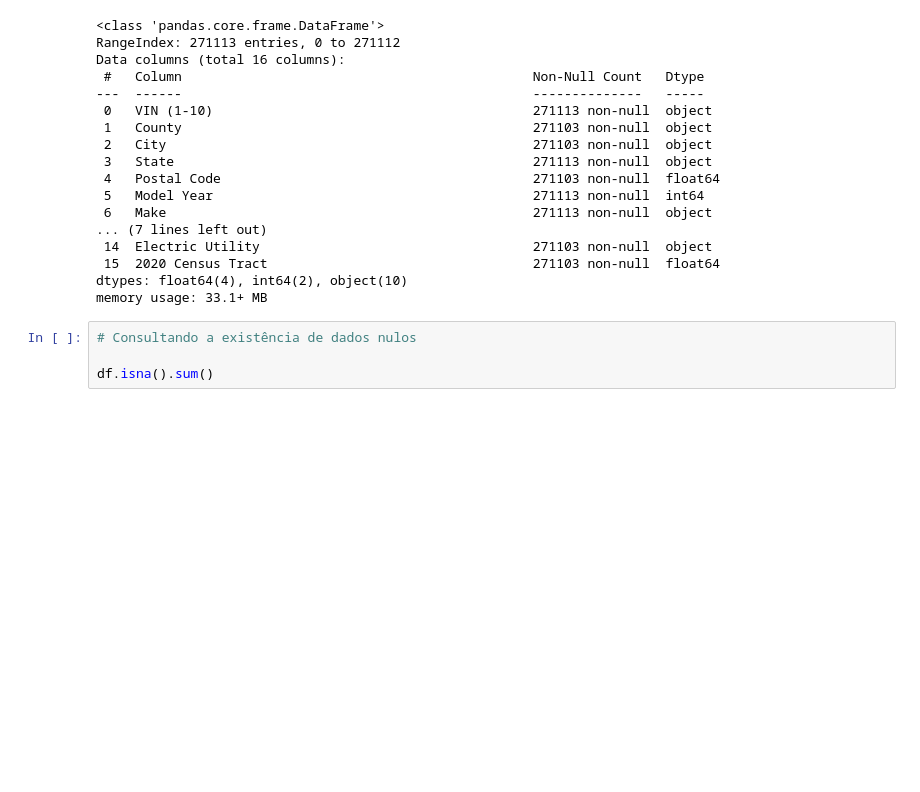
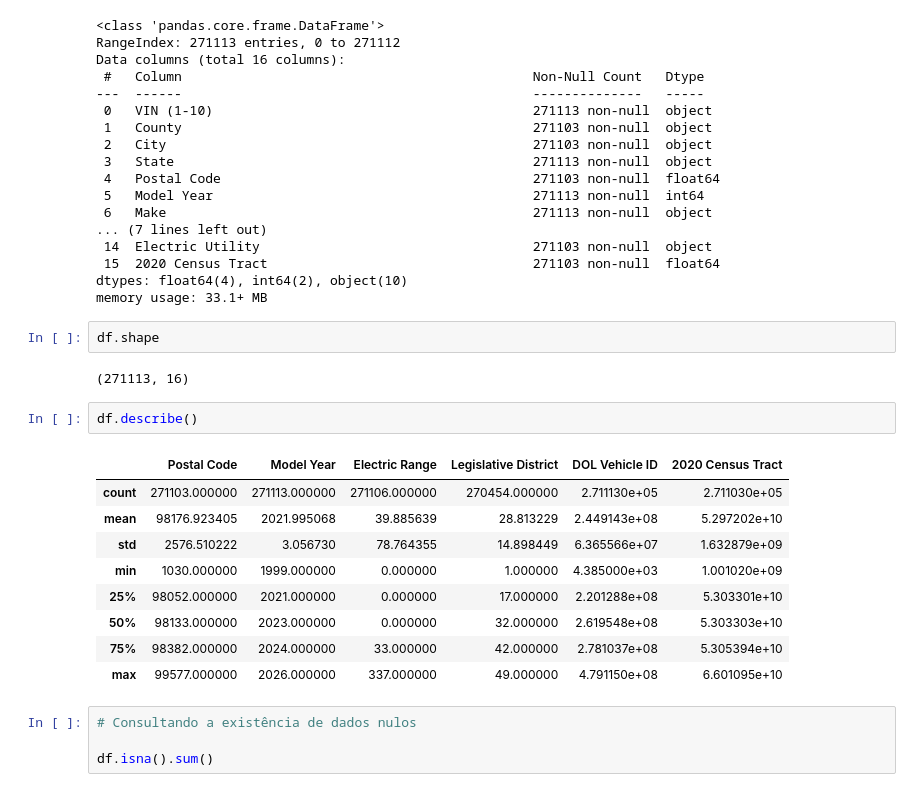
Before and after one commit to ValentimPiazera/EDA-Carros-Eletricos-Washington, a Jupyter notebook: notebooks/01_limpeza.ipynb, the cells around one changed output. Saved outputs shown, nothing was run; the diff lists cells and outputs as text; blank space fills up the shorter version.

```diff
--- a/notebooks/01_limpeza.ipynb
+++ b/notebooks/01_limpeza.ipynb
@@ -65,6 +65,22 @@ Data columns (total 16 columns):
  15  2020 Census Tract                                  271103 non-null  float64
 dtypes: float64(4), int64(2), object(10)
 memory usage: 33.1+ MB
+# %%
+df.shape
+# %% [output]
+(271113, 16)
+# %%
+df.describe()
+# %% [output]
+|  | Postal Code | Model Year | Electric Range | Legislative District | DOL Vehicle ID | 2020 Census Tract |
+| count | 271103.000000 | 271113.000000 | 271106.000000 | 270454.000000 | 2.711130e+05 | 2.711030e+05 |
+| mean | 98176.923405 | 2021.995068 | 39.885639 | 28.813229 | 2.449143e+08 | 5.297202e+10 |
+| std | 2576.510222 | 3.056730 | 78.764355 | 14.898449 | 6.365566e+07 | 1.632879e+09 |
+| min | 1030.000000 | 1999.000000 | 0.000000 | 1.000000 | 4.385000e+03 | 1.001020e+09 |
+| 25% | 98052.000000 | 2021.000000 | 0.000000 | 17.000000 | 2.201288e+08 | 5.303301e+10 |
+| 50% | 98133.000000 | 2023.000000 | 0.000000 | 32.000000 | 2.619548e+08 | 5.303303e+10 |
+| 75% | 98382.000000 | 2024.000000 | 33.000000 | 42.000000 | 2.781037e+08 | 5.305394e+10 |
+| max | 99577.000000 | 2026.000000 | 337.000000 | 49.000000 | 4.791150e+08 | 6.601095e+10 |
 # %%
 # Consultando a existência de dados nulos
 
```
Also changed, not shown: 1 other file.
